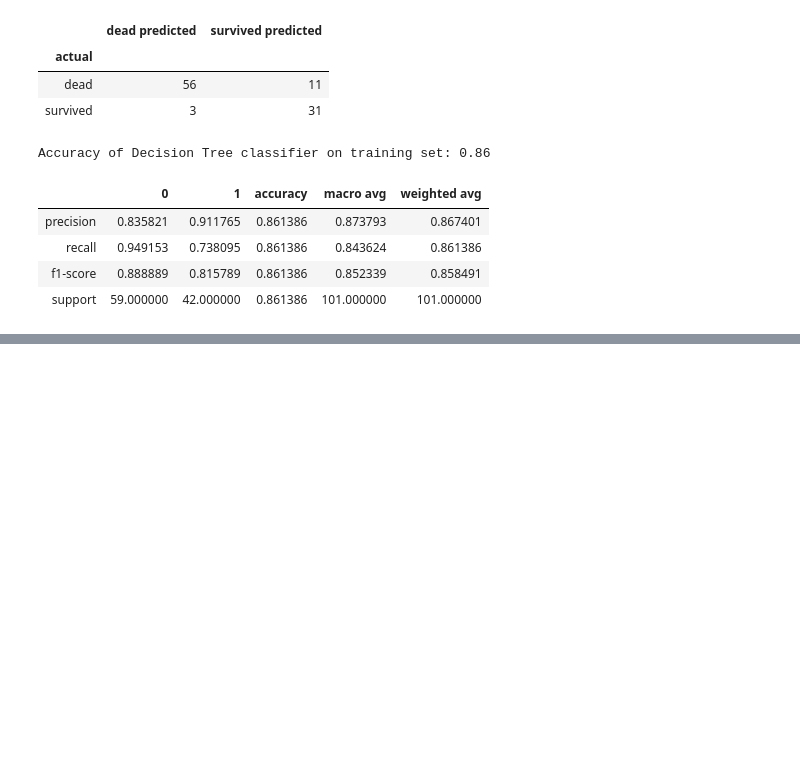
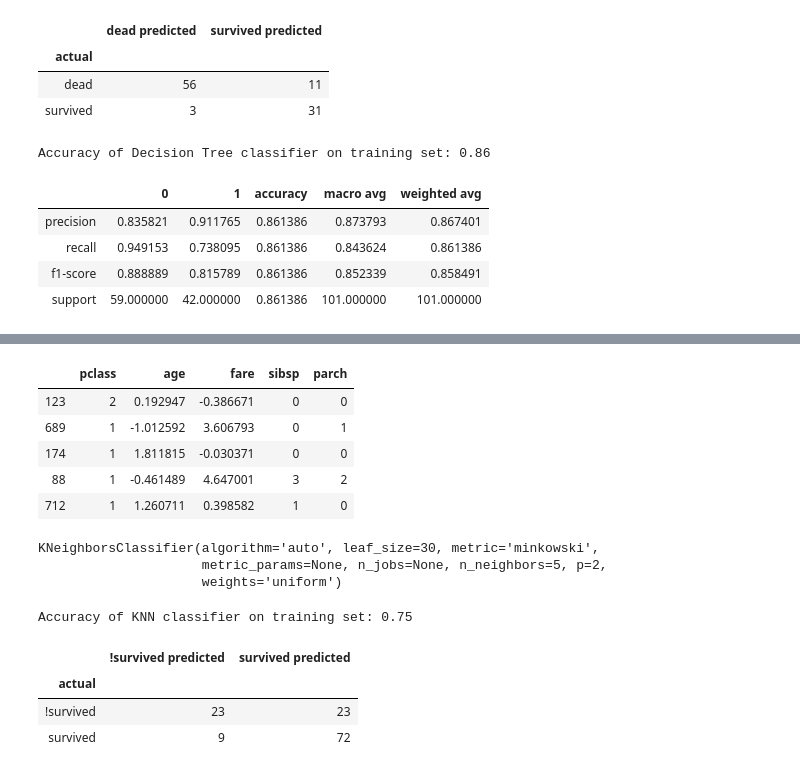
Before and after one commit to JadaShipp/ds-methodologies-exercises, a Jupyter notebook: classification/model.ipynb, the cells around one changed output, grey strips where cells are left out. Saved outputs shown, nothing was run; the diff lists cells and outputs as text; code cells hidden in the pictures; blank space fills up the shorter version.

```diff
--- a/classification/model.ipynb
+++ b/classification/model.ipynb
@@ -371,0 +444,16 @@ pd.DataFrame(classification_report(y_validate, y_pred, output_dict=True))
+# %%
+df.dropna(inplace=True) # handle missing age values
+
+X = df[['pclass','age','fare','sibsp','parch']]
+y = df[['survived']]
+
+X_train, X_test, y_train, y_test = train_test_split(X, y, test_size = .30, random_state = 123)
+
+X_train.head()
+# %% [output]
+|  | pclass | age | fare | sibsp | parch |
+| 123 | 2 | 0.192947 | -0.386671 | 0 | 0 |
+| 689 | 1 | -1.012592 | 3.606793 | 0 | 1 |
+| 174 | 1 | 1.811815 | -0.030371 | 0 | 0 |
+| 88 | 1 | -0.461489 | 4.647001 | 3 | 2 |
+| 712 | 1 | 1.260711 | 0.398582 | 1 | 0 |
@@ -371,0 +462,6 @@ pd.DataFrame(classification_report(y_validate, y_pred, output_dict=True))
+# %%
+knn.fit(X_train, y_train)
+# %% [output]
+KNeighborsClassifier(algorithm='auto', leaf_size=30, metric='minkowski',
+                     metric_params=None, n_jobs=None, n_neighbors=5, p=2,
+                     weights='uniform')
@@ -371,0 +470,17 @@ pd.DataFrame(classification_report(y_validate, y_pred, output_dict=True))
+# %%
+print('Accuracy of KNN classifier on training set: {:.2f}'
+     .format(knn.score(X_train, y_train)))
+# %% [output]
+Accuracy of KNN classifier on training set: 0.75
+# %%
+labels = ['!survived', 'survived']
+predicted_labels = [name + " predicted" for name in labels ]
+
+conf = pd.DataFrame(confusion_matrix(y_train, y_pred), index=labels, columns=[predicted_labels])
+conf.index.name = "actual"
+conf
+# %% [output]
+|  | !survived predicted | survived predicted |
+| actual |  |  |
+| !survived | 23 | 23 |
+| survived | 9 | 72 |
```
Also changed, not shown: parts of 21 cells of this notebook.
